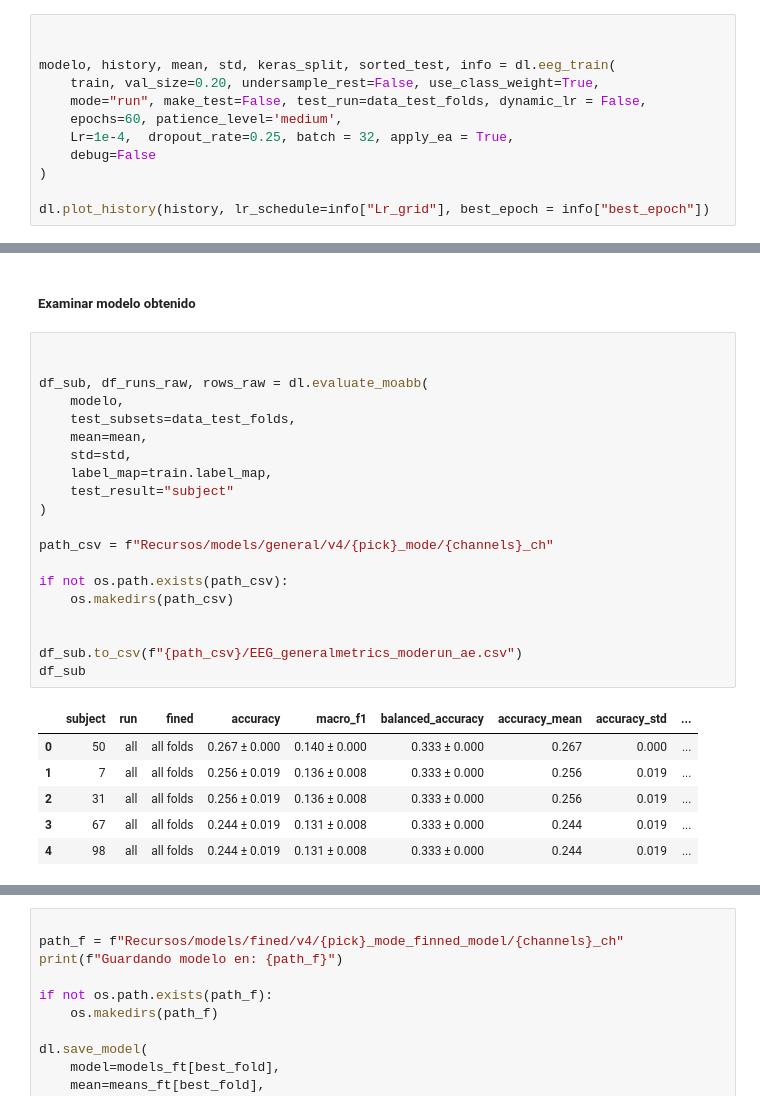
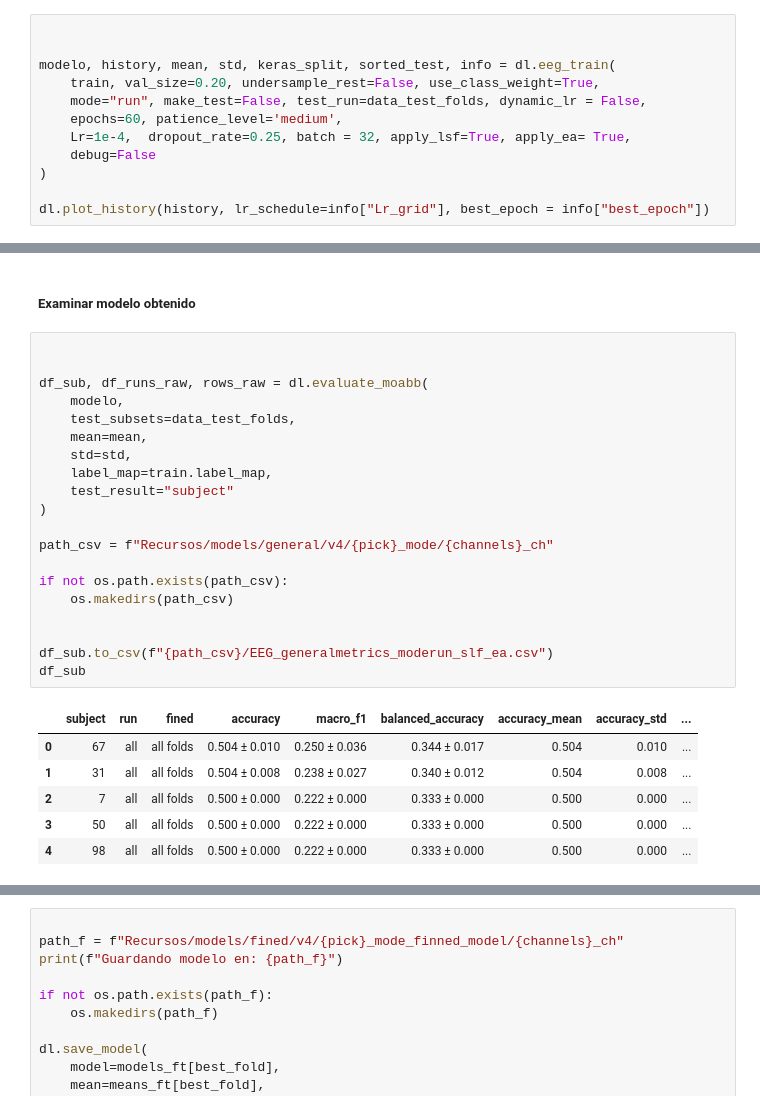
Before and after one commit to Alskat/Movement_clasify, a Jupyter notebook: notebooks/entrenamiento_DL_v2.ipynb, the cells around one changed output, grey strips where cells are left out. Saved outputs shown, nothing was run; the diff lists cells and outputs as text.

```diff
--- a/notebooks/entrenamiento_DL_v2.ipynb
+++ b/notebooks/entrenamiento_DL_v2.ipynb
@@ -197,7 +197,7 @@ modelo, history, mean, std, keras_split, sorted_test, info = dl.eeg_train(
     train, val_size=0.20, undersample_rest=False, use_class_weight=True,
     mode="run", make_test=False, test_run=data_test_folds, dynamic_lr = False,
     epochs=60, patience_level='medium',
-    Lr=1e-4,  dropout_rate=0.25, batch = 32, apply_ea = True,
+    Lr=1e-4,  dropout_rate=0.25, batch = 32, apply_lsf=True, apply_ea= True,
     debug=False
 )
 
@@ -211,30 +207,30 @@ WARNING:tensorflow:TensorFlow GPU support is not available on native Windows for
 # %%
 
 
 df_sub, df_runs_raw, rows_raw = dl.evaluate_moabb(
     modelo,
     test_subsets=data_test_folds,
     mean=mean,
     std=std,
     label_map=train.label_map,
     test_result="subject"
 )
 
 path_csv = f"Recursos/models/general/v4/{pick}_mode/{channels}_ch"
 
 if not os.path.exists(path_csv):
     os.makedirs(path_csv)
 
 
-df_sub.to_csv(f"{path_csv}/EEG_generalmetrics_moderun_ae.csv")
+df_sub.to_csv(f"{path_csv}/EEG_generalmetrics_moderun_slf_ea.csv")
 df_sub
 # %% [output]
 |  | subject | run | fined | accuracy | macro_f1 | balanced_accuracy | accuracy_mean | accuracy_std | ... |
-| 0 | 50 | all | all folds | 0.267 ± 0.000 | 0.140 ± 0.000 | 0.333 ± 0.000 | 0.267 | 0.000 | ... |
-| 1 | 7 | all | all folds | 0.256 ± 0.019 | 0.136 ± 0.008 | 0.333 ± 0.000 | 0.256 | 0.019 | ... |
-| 2 | 31 | all | all folds | 0.256 ± 0.019 | 0.136 ± 0.008 | 0.333 ± 0.000 | 0.256 | 0.019 | ... |
-| 3 | 67 | all | all folds | 0.244 ± 0.019 | 0.131 ± 0.008 | 0.333 ± 0.000 | 0.244 | 0.019 | ... |
-| 4 | 98 | all | all folds | 0.244 ± 0.019 | 0.131 ± 0.008 | 0.333 ± 0.000 | 0.244 | 0.019 | ... |
+| 0 | 67 | all | all folds | 0.504 ± 0.010 | 0.250 ± 0.036 | 0.344 ± 0.017 | 0.504 | 0.010 | ... |
+| 1 | 31 | all | all folds | 0.504 ± 0.008 | 0.238 ± 0.027 | 0.340 ± 0.012 | 0.504 | 0.008 | ... |
+| 2 | 7 | all | all folds | 0.500 ± 0.000 | 0.222 ± 0.000 | 0.333 ± 0.000 | 0.500 | 0.000 | ... |
+| 3 | 50 | all | all folds | 0.500 ± 0.000 | 0.222 ± 0.000 | 0.333 ± 0.000 | 0.500 | 0.000 | ... |
+| 4 | 98 | all | all folds | 0.500 ± 0.000 | 0.222 ± 0.000 | 0.333 ± 0.000 | 0.500 | 0.000 | ... |
 # %%
 #Guardamos el modelo y sus parámetros de normalización
 
```
Also changed, not shown: parts of 5 cells of this notebook, 2 other files.
